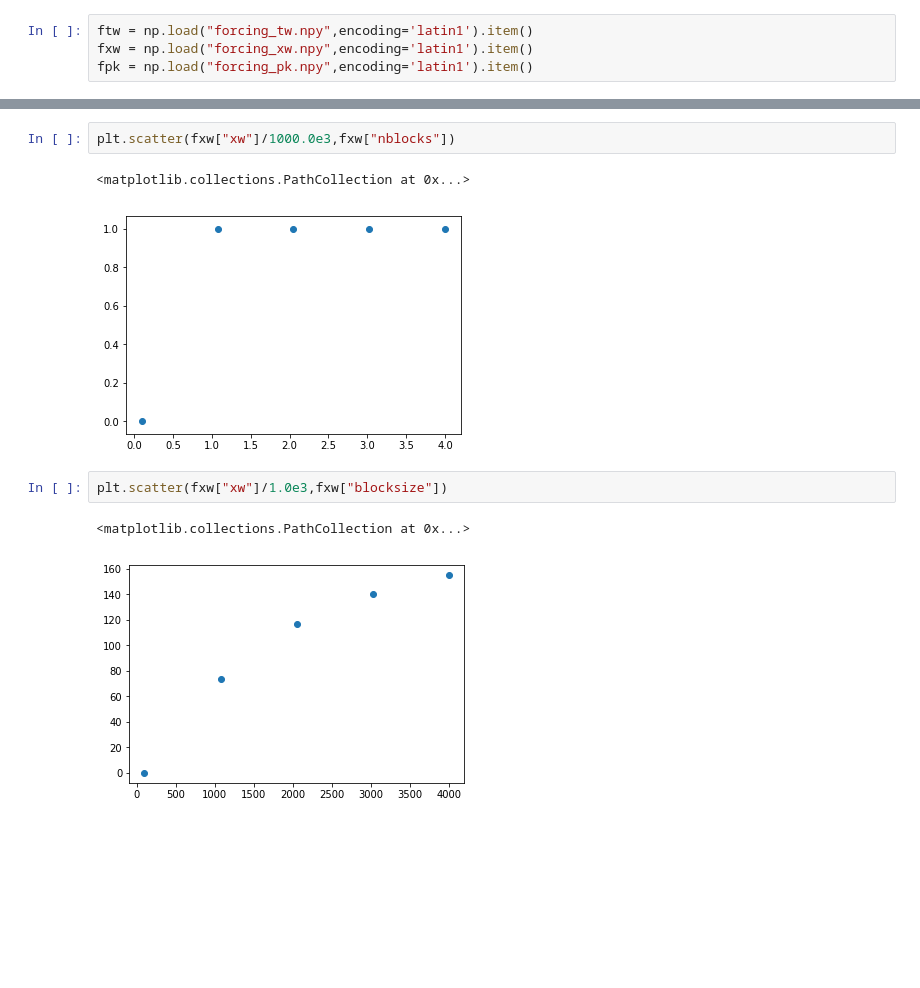
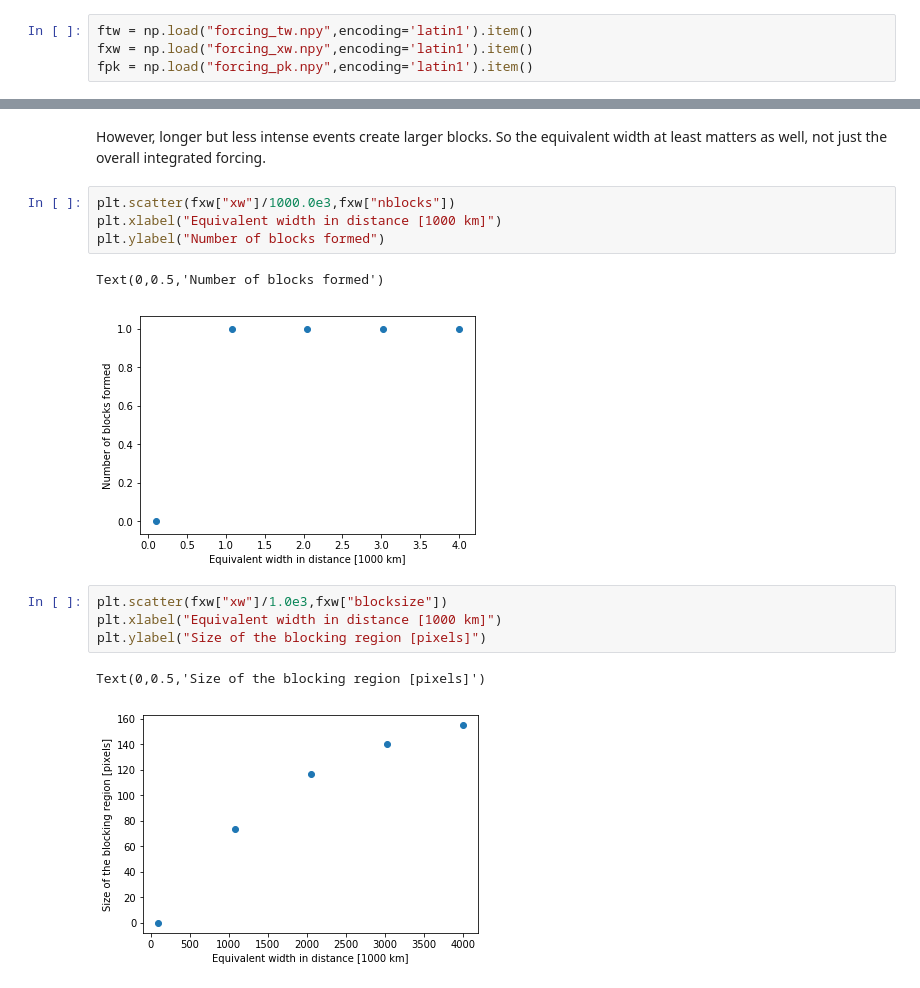
Before and after one commit to sjsmith757/rossby-blocking, a Jupyter notebook: sweep_analysis.ipynb, the cells around one changed output, grey strips where cells are left out. Cells and saved outputs as stored; diff of their text form; blank space fills up the shorter version.

```diff
--- a/sweep_analysis.ipynb
+++ b/sweep_analysis.ipynb
@@ -579,12 +650,18 @@ plt.scatter(ftw["tw"],ftw["blocksize"])
+# %% [markdown]
+However, longer but less intense events create larger blocks. So the equivalent width at least matters as well, not just the overall integrated forcing.
 # %%
 plt.scatter(fxw["xw"]/1000.0e3,fxw["nblocks"])
+plt.xlabel("Equivalent width in distance [1000 km]")
+plt.ylabel("Number of blocks formed")
 # %% [output]
-<matplotlib.collections.PathCollection at 0x...>
+Text(0,0.5,'Number of blocks formed')
-[figure, old version]
+[figure, new version]
 # %%
 plt.scatter(fxw["xw"]/1.0e3,fxw["blocksize"])
+plt.xlabel("Equivalent width in distance [1000 km]")
+plt.ylabel("Size of the blocking region [pixels]")
 # %% [output]
-<matplotlib.collections.PathCollection at 0x...>
+Text(0,0.5,'Size of the blocking region [pixels]')
-[figure, old version]
+[figure, new version]
 # %%
 plt.scatter(fpk["peak"],fpk["nblocks"])
```
Also changed, not shown: parts of 39 cells of this notebook, 1 other file.
